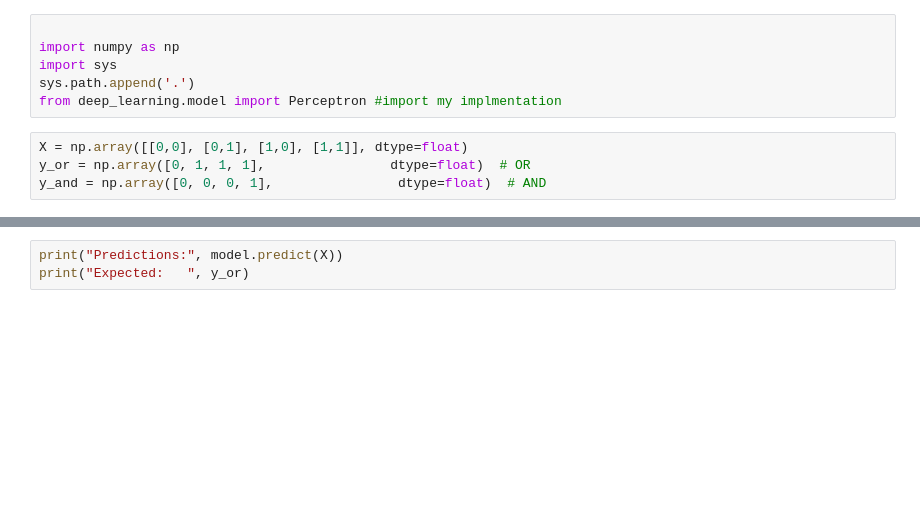
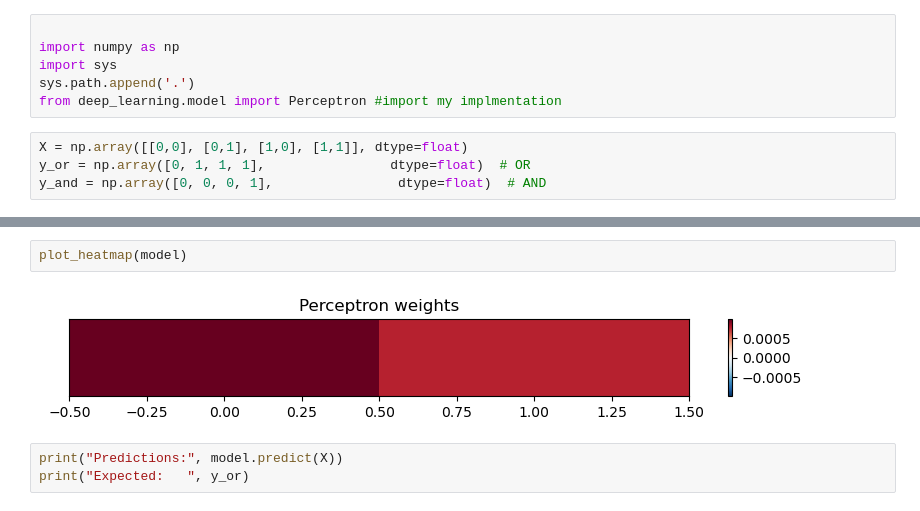
Before and after one commit to diegobellante/deep-learning-from-scratch, a Jupyter notebook: notebooks/01_perceptron.ipynb, the cells around one changed output, grey strips where cells are left out. Drawn from its saved outputs; the diff is of its cells as text; blank space fills up the shorter version.

```diff
--- a/notebooks/01_perceptron.ipynb
+++ b/notebooks/01_perceptron.ipynb
@@ -96,3 +110,7 @@ Epoch: 6 | Errores: 0
+# %%
+plot_heatmap(model)
+# %% [output]
+[figure, added]
 # %%
 print("Predictions:", model.predict(X))
 print("Expected:   ", y_or)
```
Also changed, not shown: parts of 4 cells of this notebook.
